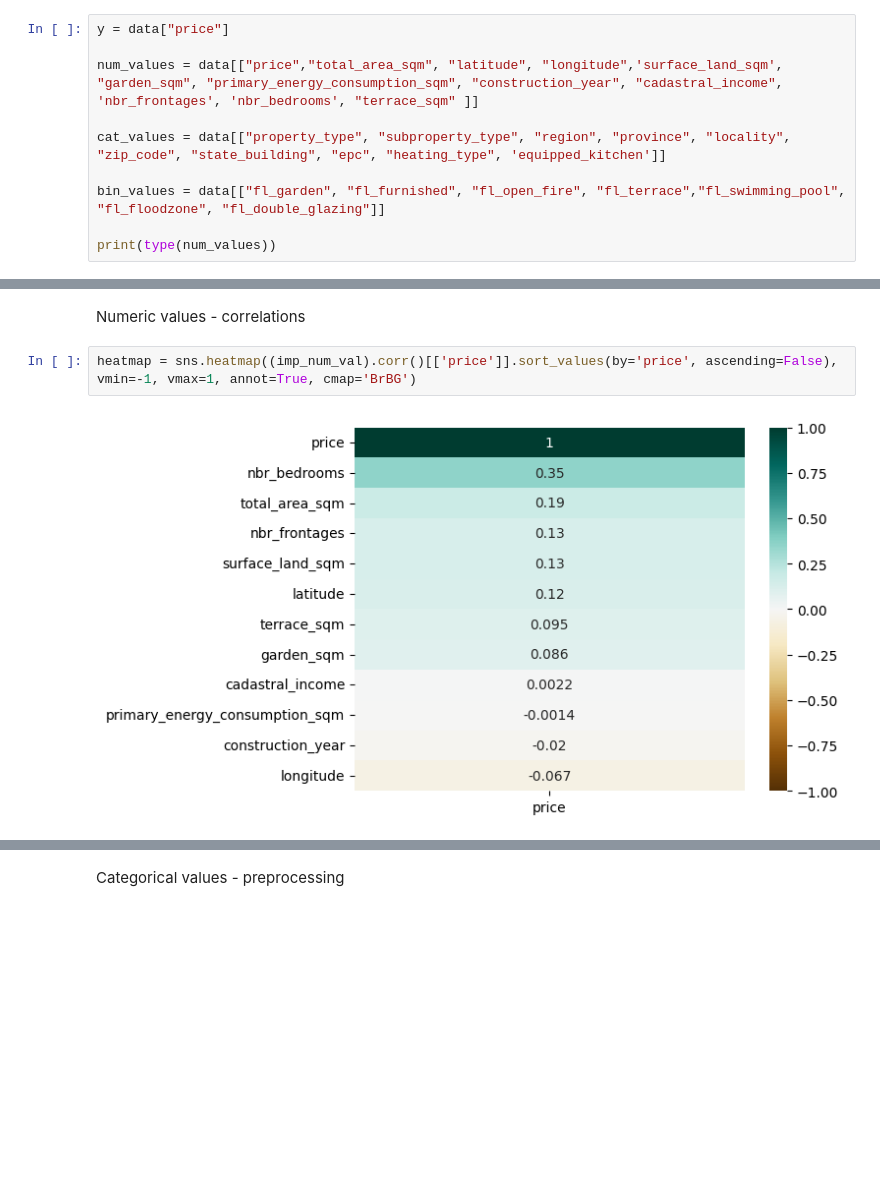
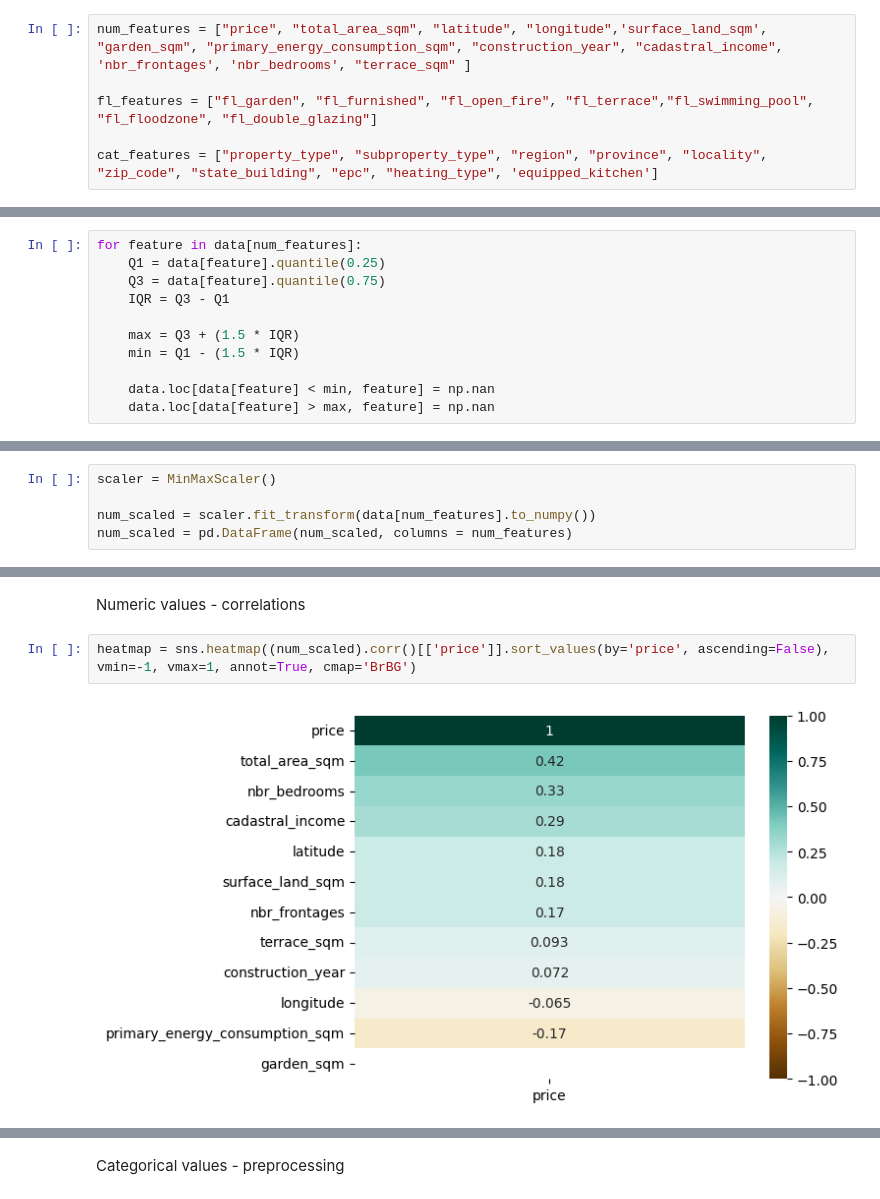
Before and after one commit to Lu-cc/immo-eliza-ml, a Jupyter notebook: exploring_data.ipynb, the cells around one changed output, grey strips where cells are left out. Cells and saved outputs as stored; diff of their text form; blank space fills up the shorter version.

```diff
--- a/exploring_data.ipynb
+++ b/exploring_data.ipynb
@@ -34,12 +36,8 @@ Index(['id', 'price', 'property_type', 'subproperty_type', 'region',
 # %% [markdown]
 Defining features and target
 # %%
-y = data["price"]
+num_features = ["price", "total_area_sqm", "latitude", "longitude",'surface_land_sqm', "garden_sqm", "primary_energy_consumption_sqm", "construction_year", "cadastral_income", 'nbr_frontages', 'nbr_bedrooms', "terrace_sqm" ]
 
-num_values = data[["price","total_area_sqm", "latitude", "longitude",'surface_land_sqm', "garden_sqm", "primary_energy_consumption_sqm", "construction_year", "cadastral_income", 'nbr_frontages', 'nbr_bedrooms', "terrace_sqm" ]]
+fl_features = ["fl_garden", "fl_furnished", "fl_open_fire", "fl_terrace","fl_swimming_pool", "fl_floodzone", "fl_double_glazing"]
 
-cat_values = data[["property_type", "subproperty_type", "region", "province", "locality", "zip_code", "state_building", "epc", "heating_type", 'equipped_kitchen']]
-
-bin_values = data[["fl_garden", "fl_furnished", "fl_open_fire", "fl_terrace","fl_swimming_pool", "fl_floodzone", "fl_double_glazing"]]
-
-print(type(num_values))
+cat_features = ["property_type", "subproperty_type", "region", "province", "locality", "zip_code", "state_building", "epc", "heating_type", 'equipped_kitchen']
@@ -79,0 +65,11 @@ print(imp_num_val.head())
+# %%
+for feature in data[num_features]:
+    Q1 = data[feature].quantile(0.25)
+    Q3 = data[feature].quantile(0.75)
+    IQR = Q3 - Q1
+
+    max = Q3 + (1.5 * IQR)
+    min = Q1 - (1.5 * IQR)
+
+    data.loc[data[feature] < min, feature] = np.nan
+    data.loc[data[feature] > max, feature] = np.nan
@@ -79,0 +81,5 @@ print(imp_num_val.head())
+# %%
+scaler = MinMaxScaler()
+
+num_scaled = scaler.fit_transform(data[num_features].to_numpy())
+num_scaled = pd.DataFrame(num_scaled, columns = num_features)
@@ -80,6 +96,6 @@ print(imp_num_val.head())
 # %% [markdown]
 Numeric values - correlations
 # %%
-heatmap = sns.heatmap((imp_num_val).corr()[['price']].sort_values(by='price', ascending=False), vmin=-1, vmax=1, annot=True, cmap='BrBG')
+heatmap = sns.heatmap((num_scaled).corr()[['price']].sort_values(by='price', ascending=False), vmin=-1, vmax=1, annot=True, cmap='BrBG')
 # %% [output]
-[figure, old version]
+[figure, new version]
```
Also changed, not shown: parts of 21 cells of this notebook, 2 other files.
